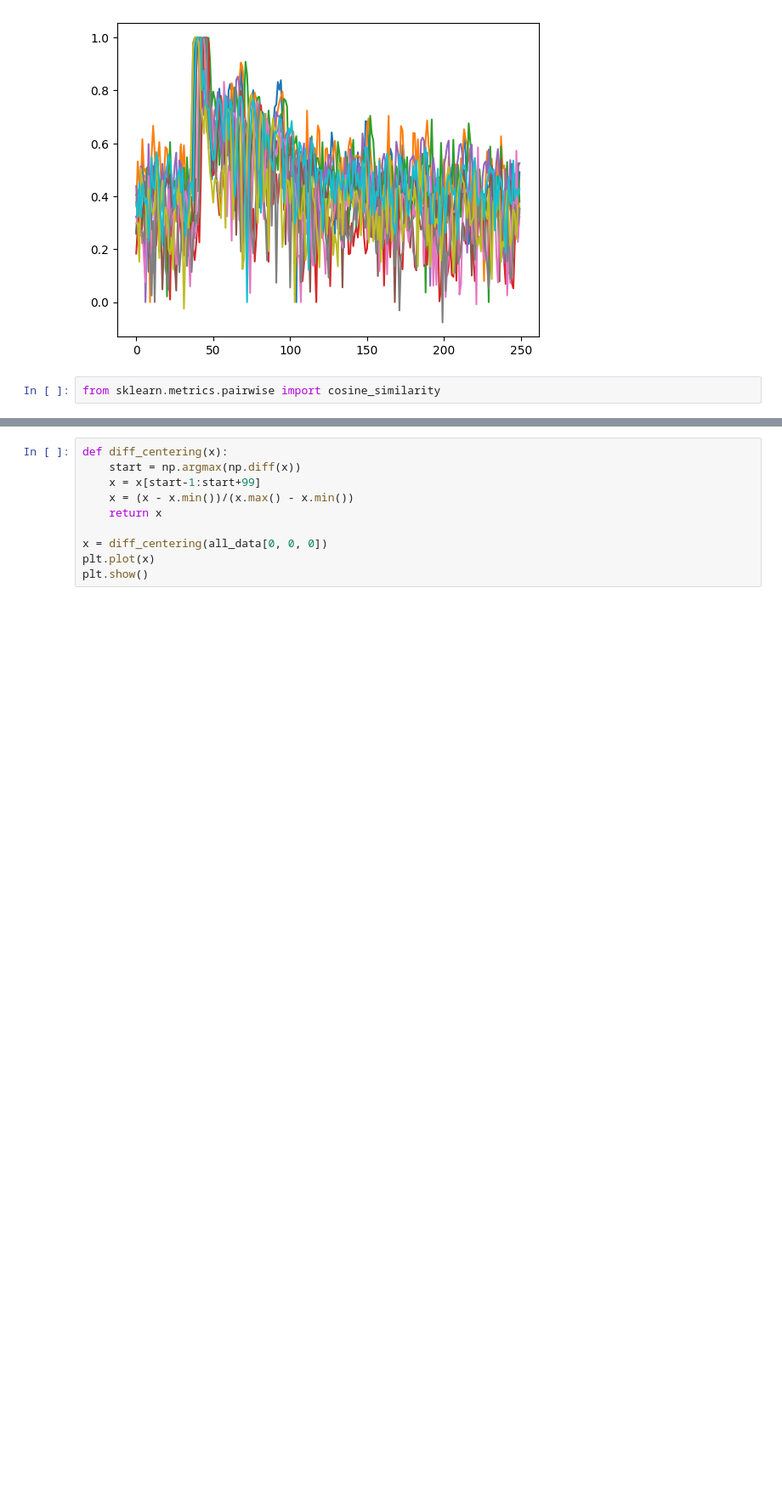
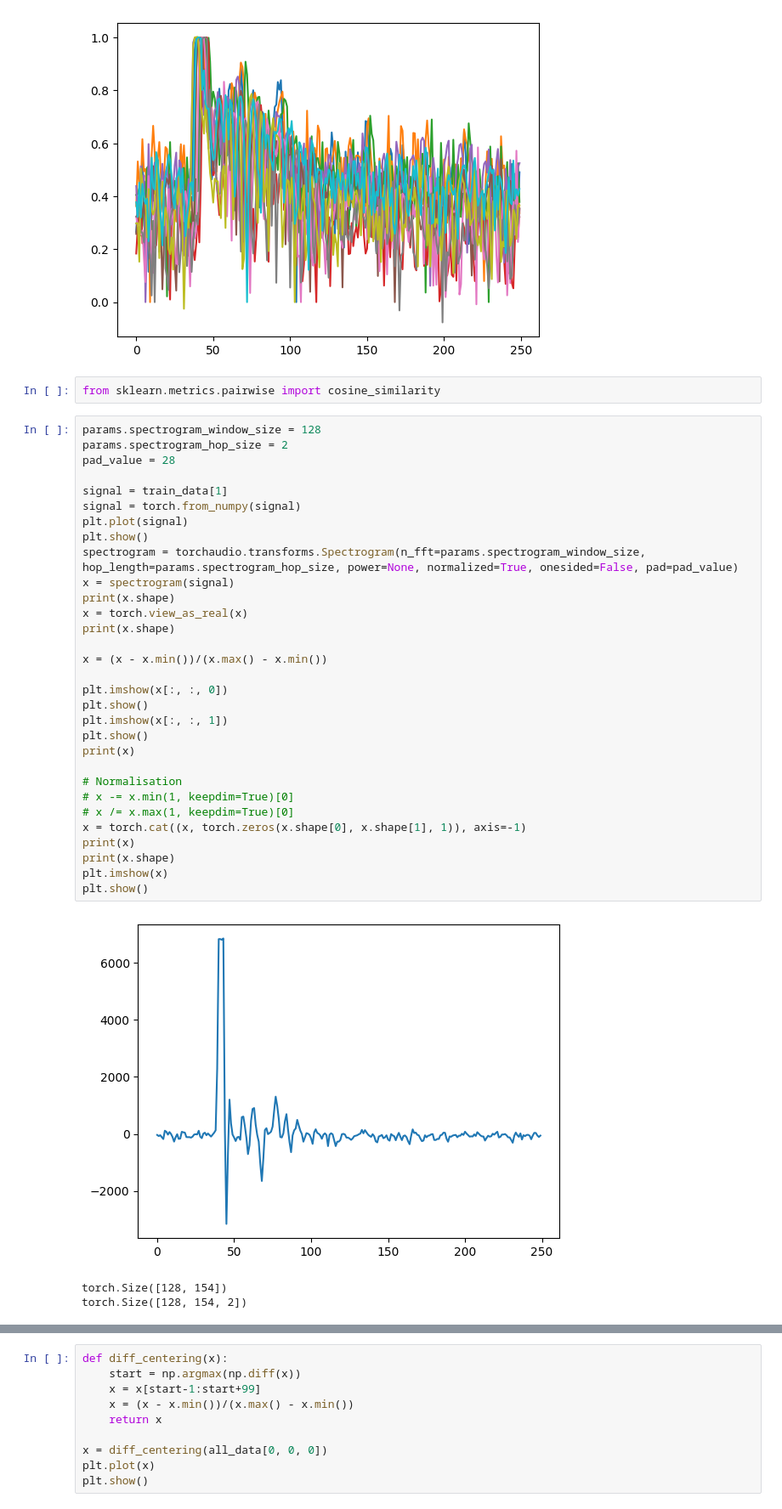
Before and after one commit to Thibaud-Ardoin/UWB-fingerprint, a Jupyter notebook: src/data_explorer.ipynb, the cells around one changed output, grey strips where cells are left out. Shown at 85% size. Cells and saved outputs as stored; diff of their text form; blank space fills up the shorter version.

Commit message:
update data explorer from spectrogram visulalisations

```diff
--- a/src/data_explorer.ipynb
+++ b/src/data_explorer.ipynb
@@ -69,3 +71,38 @@ plt.show()
 [figure]
 # %%
 from sklearn.metrics.pairwise import cosine_similarity
+# %%
+params.spectrogram_window_size = 128
+params.spectrogram_hop_size = 2
+pad_value = 28
+
+signal = train_data[1]
+signal = torch.from_numpy(signal)
+plt.plot(signal)
+plt.show()
+spectrogram = torchaudio.transforms.Spectrogram(n_fft=params.spectrogram_window_size, hop_length=params.spectrogram_hop_size, power=None, normalized=True, onesided=False, pad=pad_value)
+x = spectrogram(signal)
+print(x.shape)
+x = torch.view_as_real(x)
+print(x.shape)
+
+x = (x - x.min())/(x.max() - x.min())
+
+plt.imshow(x[:, :, 0])
+plt.show()
+plt.imshow(x[:, :, 1])
+plt.show()
+print(x)
+
+# Normalisation
+# x -= x.min(1, keepdim=True)[0]
+# x /= x.max(1, keepdim=True)[0]
+x = torch.cat((x, torch.zeros(x.shape[0], x.shape[1], 1)), axis=-1)
+print(x)
+print(x.shape)
+plt.imshow(x)
+plt.show()
+# %% [output]
+[figure, added]
+torch.Size([128, 154])
+torch.Size([128, 154, 2])
```
Also changed, not shown: parts of 4 cells of this notebook.
